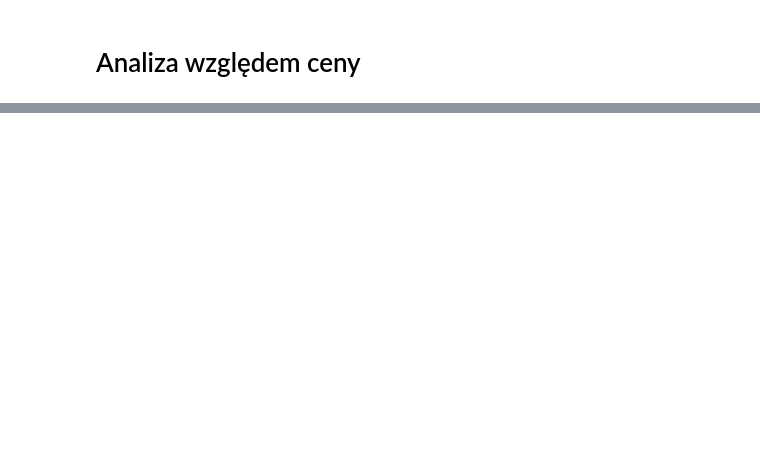
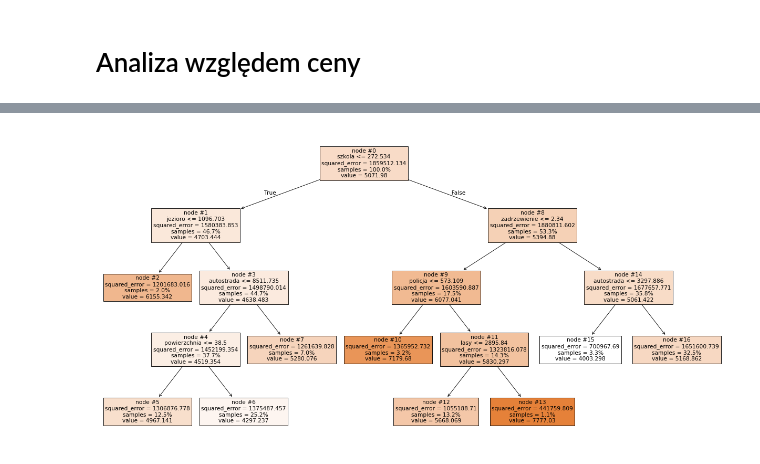
Before and after one commit to Eikthyrnir/UAM_labs, a Jupyter notebook: sem2/interpretacyjne_ml/lab1.ipynb, the cells around one changed output, grey strips where cells are left out. Saved outputs shown, nothing was run; the diff lists cells and outputs as text; code cells hidden in the pictures; blank space fills up the shorter version.

```diff
--- a/sem2/interpretacyjne_ml/lab1.ipynb
+++ b/sem2/interpretacyjne_ml/lab1.ipynb
@@ -90,2 +79,6 @@ for column, ax in zip(data.columns, axes.flatten()):
 # %% [markdown]
 # Analiza względem ceny
+# %%
+# drop "zainter" since it would expose super important info about "cena"
+X = data.drop(columns=["cena", "zainter"])
+y = data["cena"]
@@ -91,0 +99,7 @@ for column, ax in zip(data.columns, axes.flatten()):
+# %%
+model32 = TreeReg(ccp_alpha=32_000).fit(X, y)
+fig, ax = plt.subplots(figsize=(24, 12), dpi=64)
+ann = tree.plot_tree(model32, feature_names=X.columns, ax=ax, filled=True, max_depth=5, fontsize=12, proportion=True,
+                     node_ids=True)
+# %% [output]
+[figure, added]
```
Also changed, not shown: parts of 29 cells of this notebook, 2 other files.
